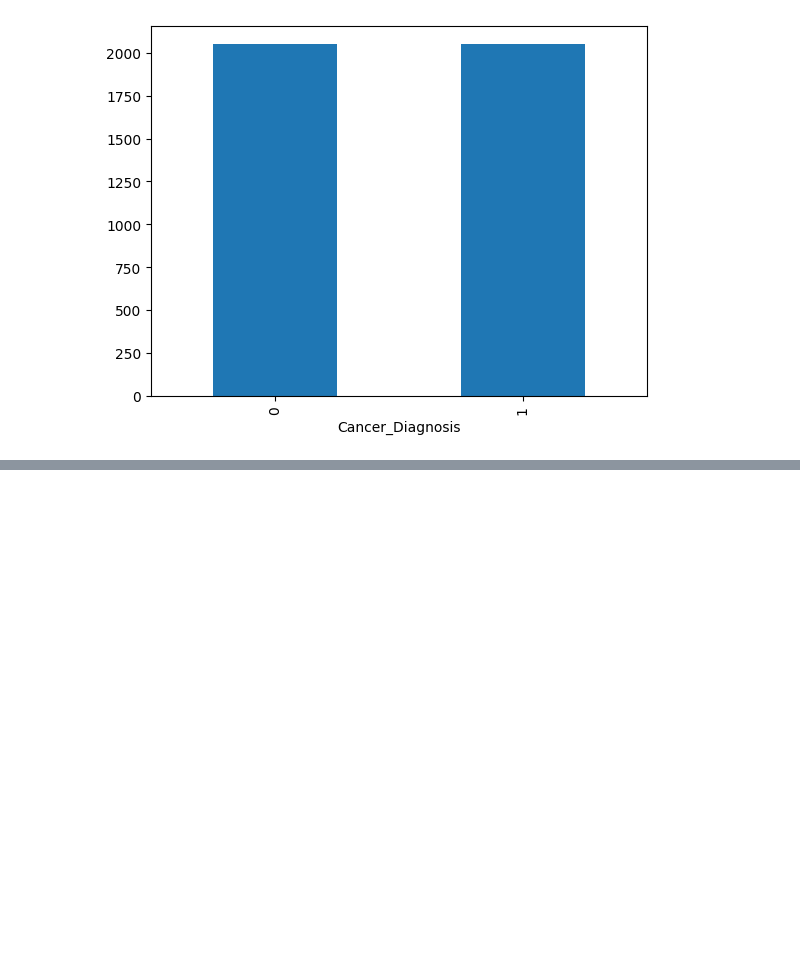
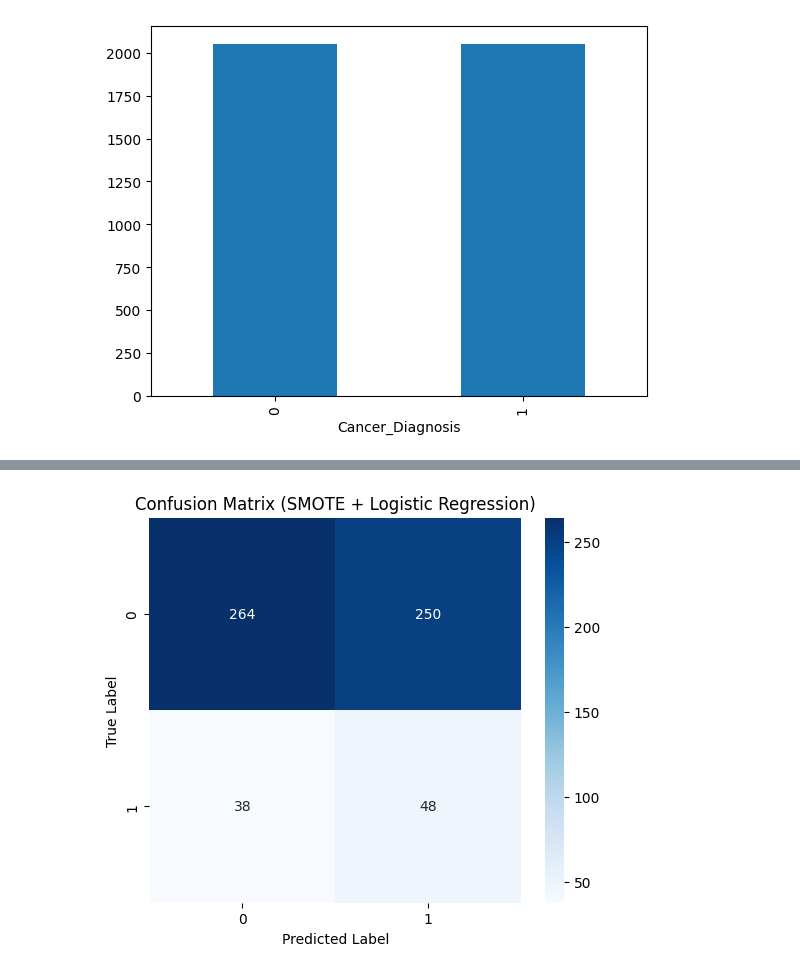
Before and after one commit to rajagowtham0/week-1, a Jupyter notebook: Week1_Day5.ipynb, the cells around one changed output, grey strips where cells are left out. Saved outputs shown, nothing was run; the diff lists cells and outputs as text; code cells hidden in the pictures; blank space fills up the shorter version.

Commit message:
performed training and classification using the normal machine learning algorithms

```diff
--- a/Week1_Day5.ipynb
+++ b/Week1_Day5.ipynb
@@ -318,3 +318,9 @@ pd.Series(y_train_smote).value_counts().plot(kind="bar")
 # %% [output]
 <Axes: xlabel='Cancer_Diagnosis'>
 [figure]
+# %%
+# logistic regression has been used to train the data
+from sklearn.linear_model import LogisticRegression
+model = LogisticRegression(max_iter=1000)
+model.fit(X_train_smote, y_train_smote)
+print("Logistic Regression trained on SMOTE-balanced data")
@@ -320,0 +329,3 @@ pd.Series(y_train_smote).value_counts().plot(kind="bar")
+# %%
+y_pred = model.predict(X_test_scaled)
+y_prob = model.predict_proba(X_test_scaled)[:, 1]
@@ -320,0 +345,18 @@ pd.Series(y_train_smote).value_counts().plot(kind="bar")
+# %%
+from sklearn.metrics import confusion_matrix
+import matplotlib.pyplot as plt
+import seaborn as sns
+cm = confusion_matrix(y_test, y_pred)
+plt.figure(figsize=(6, 5))
+sns.heatmap(
+    cm,
+    annot=True,
+    fmt="d",
+    cmap="Blues"
+)
+plt.xlabel("Predicted Label")
+plt.ylabel("True Label")
+plt.title("Confusion Matrix (SMOTE + Logistic Regression)")
+plt.show()
+# %% [output]
+[figure, added]
```
Also changed, not shown: parts of 2 cells of this notebook.
